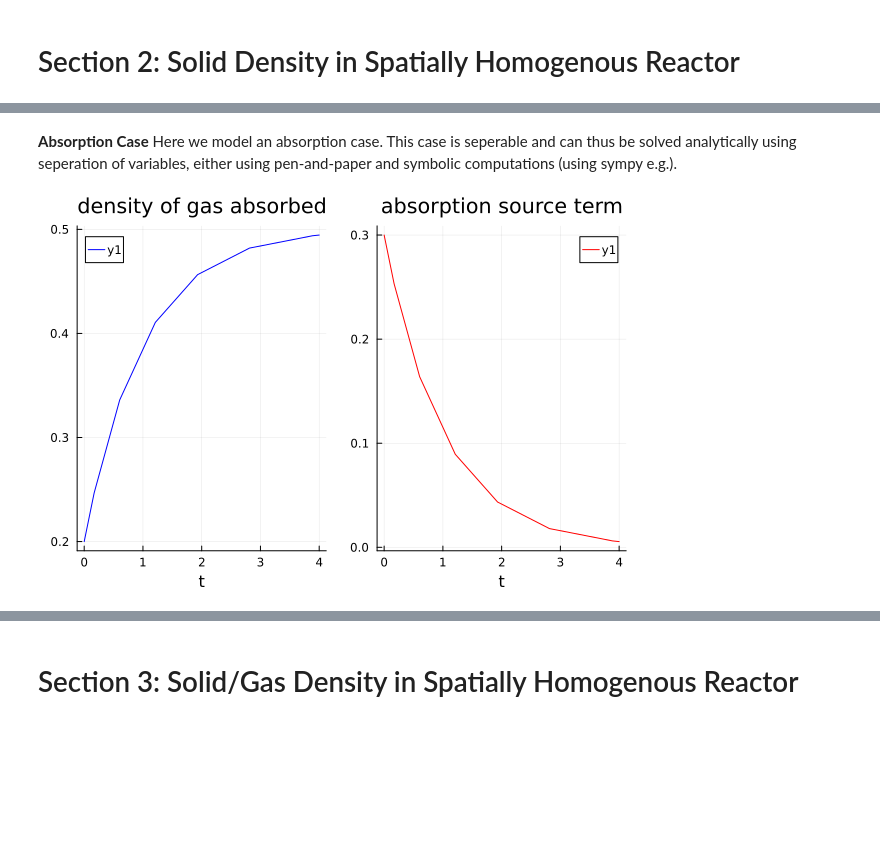
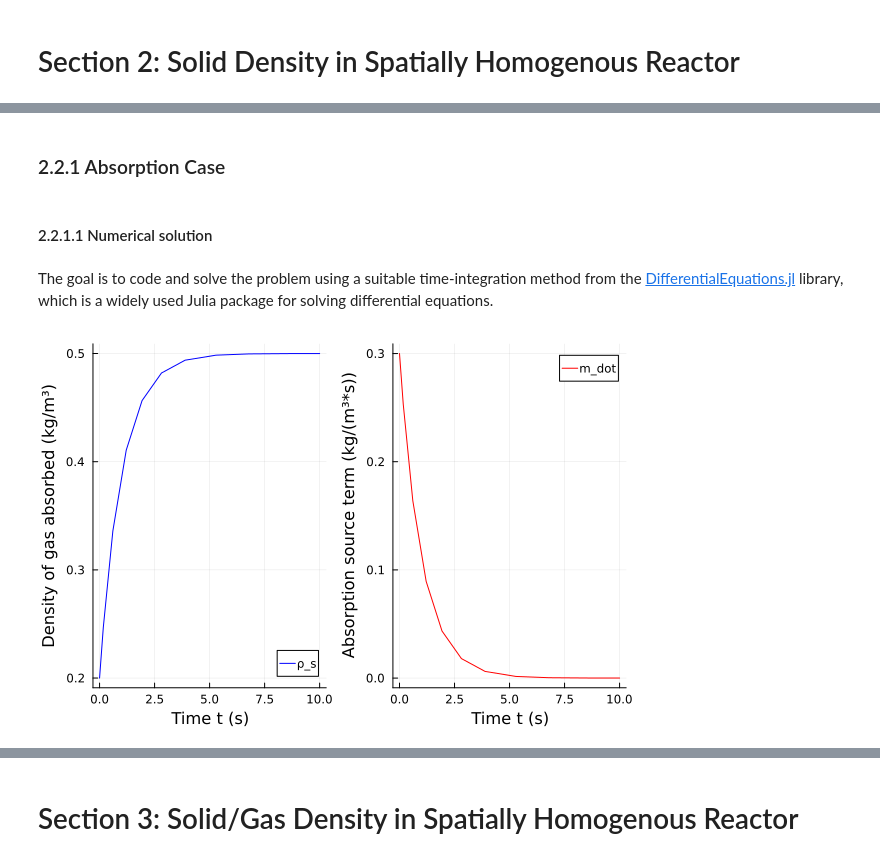
Before and after one commit to AnouchkaDESMETTRE/HydrogenProject, a Jupyter notebook: HydrogenProject.ipynb, the cells around one changed output, grey strips where cells are left out. Drawn from its saved outputs; the diff is of its cells as text; code cells hidden in the pictures; blank space fills up the shorter version.

```diff
--- a/HydrogenProject.ipynb
+++ b/HydrogenProject.ipynb
@@ -287,30 +351,33 @@ Code the problem set-up and solve using a suitable time-integration choosen from
+# %% [markdown]
+### 2.2.1 Absorption Case
+# %% [markdown]
+#### 2.2.1.1 Numerical solution
 # %% [markdown]
-<b>Absorption Case</b>
-Here we model an absorption case. This case is seperable and can thus be solved analytically using seperation of variables, either using pen-and-paper and symbolic computations (using sympy e.g.).
+The goal is to code and solve the problem using a suitable time-integration method from the [DifferentialEquations.jl](https://docs.sciml.ai/DiffEqDocs/stable/) library, which is a widely used Julia package for solving differential equations.
 # %%
-# problem set-up: rhs function that defines the ODE
+# problem set-up: right hand side function that defines the ODE
 function rhs(u,p,t)
-    return (.5-u) # absorption assuming \rho_{sat} = 1 and multiplying factors equal 1
+    return (0.5-u)                                           # Absorption assuming rho_{sat} = 0.5 and multiplying factors equal 1
 end
 
 # problem set-up: initial condition
-u0 = .2;
+u0 = 0.2;                                                    # The solid contains already 20% of its maximum capacity
 
 # problem set-up: set time span
-Tend = 4
+Tend = 10                                                    # 10 time units
 tspan = (0.0,Tend)
 
 # problem set-up: define ODE problem
-prob = ODEProblem(rhs,u0,tspan)
+prob_abs = ODEProblem(rhs,u0,tspan)
 
 # solve: perform time integration
-sol = solve(prob,AutoVern7(Rodas5()),reltol=1e-4,abstol=1e-4)
+sol_abs = solve(prob_abs,AutoVern7(Rodas5()),reltol=1e-4,abstol=1e-4)
 
 # post-process: plot computed solution
-p1 = plot(sol.t, sol.u, xlabel = "t",line = :blue, title="density of gas absorbed")
+p_density_abs = plot(sol_abs.t, sol_abs.u, xlabel = "Time t (s)", ylabel = "Density of gas absorbed (kg/m³)", label ="ρ_s", line = :blue)
 
 # post-process:evaluate and plot the source term
-p2 = plot(sol.t, rhs.(sol.u,1,sol.t),xlabel="t", line = :red, title="absorption source term")
-plot(p1,p2,layout=(1,2))
+p_mass_flow_rate = plot(sol_abs.t, rhs.(sol_abs.u,1,sol_abs.t), xlabel="Time t (s)",  ylabel = "Absorption source term (kg/(m³*s))", label = "m_dot",  line = :red)
+plot(p_density_abs,p_mass_flow_rate,layout=(1,2))
 # %% [output]
-[figure, old version]
+[figure, new version]
```
Also changed, not shown: parts of 22 cells of this notebook.
